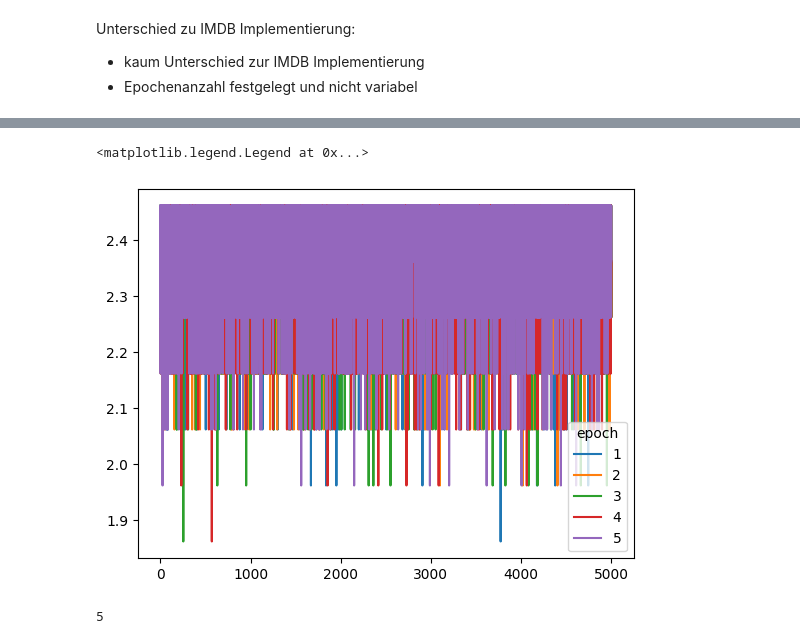
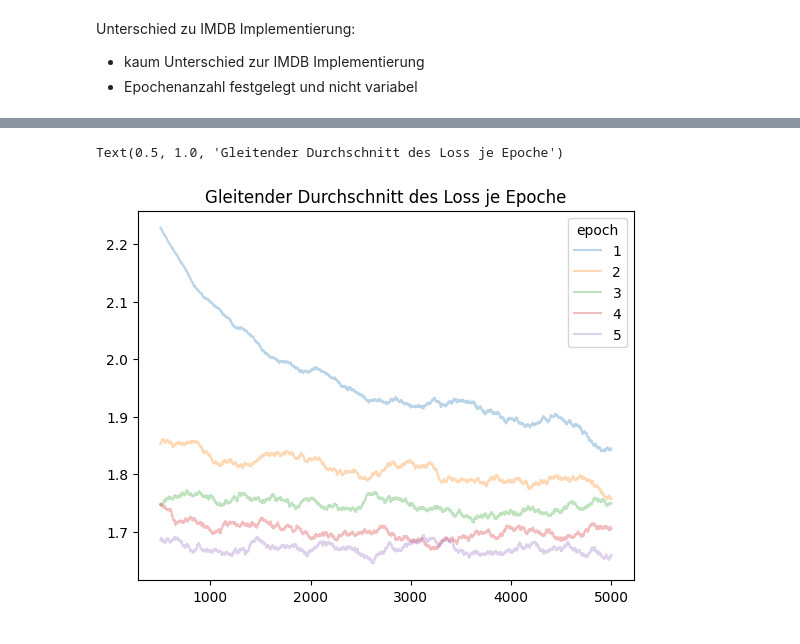
Before and after one commit to wordman2/GINN, a Jupyter notebook: Praktikum3/GINN_P3_Aufgabe_4.ipynb, the cells around one changed output, grey strips where cells are left out. Cells and saved outputs as stored; diff of their text form; code cells hidden in the pictures.

```diff
--- a/Praktikum3/GINN_P3_Aufgabe_4.ipynb
+++ b/Praktikum3/GINN_P3_Aufgabe_4.ipynb
@@ -30,11 +32,13 @@ class MLP(nn.Module):
     self.layers = nn.Sequential(
       nn.Flatten(),
       nn.Linear(32 * 32 * 3, 64),
-      nn.ReLU(),
+      nn.ReLU(), # original
+      # nn.Sigmoid(),
       nn.Linear(64, 32),
-      nn.ReLU(),
+      nn.ReLU(), # original
+      # nn.Sigmoid(),
       nn.Linear(32, 10),
-      nn.Softmax() #selbst hinzugefügt
+      # nn.Softmax() #selbst hinzugefügt
     )
 
 
@@ -63,4 +67,4 @@ mlp = MLP()
 
 # Define the loss function and optimizer
 loss_function = nn.CrossEntropyLoss()
-optimizer = torch.optim.Adam(mlp.parameters(), lr=1e-2)# vorher 1e-4
+optimizer = torch.optim.Adam(mlp.parameters(), lr=1e-4)# vorher 1e-4
@@ -114,11 +139,20 @@ Unterschied zu IMDB Implementierung:
 # %%
 loss_list = []
 loss_dict = dict()
+correct = []
+
+accuracy = MulticlassAccuracy()
+precision = MulticlassPrecision()
+recall = MulticlassRecall()
+
 accuracy_list = []
-correct = []
 
 # Run the training loop
 for epoch in range(0, 5): # 5 epochs at maximum
+
+    accuracy.reset()
+    precision.reset()
+    recall.reset()
 
     # Print epoch
     print(f'Starting epoch {epoch+1}')
@@ -138,8 +172,8 @@ for epoch in range(0, 5): # 5 epochs at maximum
         # Perform forward pass
         outputs = mlp(inputs)
 
-        # Compute loss
-        loss = loss_function(outputs, targets)
+        # Compute loss with onehot encoded values
+        loss = loss_function(outputs,targets)
 
         # Perform backward pass
         loss.backward()
@@ -160,12 +194,14 @@ for epoch in range(0, 5): # 5 epochs at maximum
                 loss_dict[i].append(current_loss/500)
             current_loss = 0.0
 
-        # Es gibt keine Testdaten
-        # Anzahl korrekter Daten ermitteln
-        # correct.append(outputs == targets)
+        accuracy.update(torch.argmax(outputs, dim=0), targets)
+        precision.update(torch.argmax(outputs, dim=0), targets)
+        recall.update(torch.argmax(outputs, dim=0), targets)
 
-    # accuracy_list[epoch] = correct.mean()
-    # correct = []
+        # accuracy.compute() returns accuracy value from all seen data
+    print(f'Metriken Epoche {epoch+1}: Accuracy - {accuracy.compute()}, Precision - {precision.compute()}, Recall - {recall.compute()}')
+
+    accuracy_list.append(accuracy.compute())
 
     # Process is complete.
 print('Training process has finished.')
@@ -232,16 +234,15 @@ Text(0.5, 1.0, 'Durchschnittlicher Loss aus 500 Trainingsschritten \nje Epoche')
 # %%
 # Damit Grafik mit jeder Epochenanzahl funktioniert
 epoch_count = len(loss_list) // 5000  # Ganzzahldivision
 loss_list_chunked = np.array_split(loss_list, epoch_count)
 
+# Transponieren, da über Spalten nicht Zeilen gemittelt werden soll
+t_average = pd.DataFrame(loss_list_chunked).T.rolling(window=500).mean().T
 
 for i in range(epoch_count):
-    plt.plot(range(1,5001), loss_list_chunked[i],label = i+1)
+    plt.plot(range(1,5001), t_average.iloc[i,:],label = i+1, alpha=0.3)
 plt.legend(title = 'epoch')
+plt.title('Gleitender Durchschnitt des Loss je Epoche')
 # %% [output]
-<matplotlib.legend.Legend at 0x...>
+Text(0.5, 1.0, 'Gleitender Durchschnitt des Loss je Epoche')
-[figure, old version]
+[figure, new version]
-# %%
-len(loss_list_chunked)
-# %% [output]
-5
```
Also changed, not shown: parts of 11 cells of this notebook.
